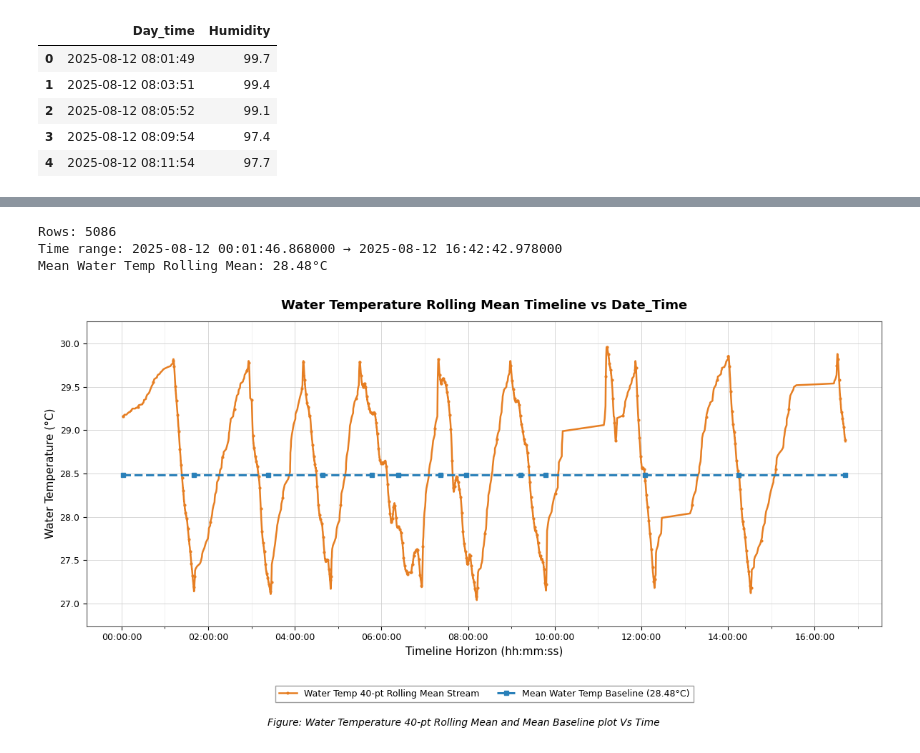
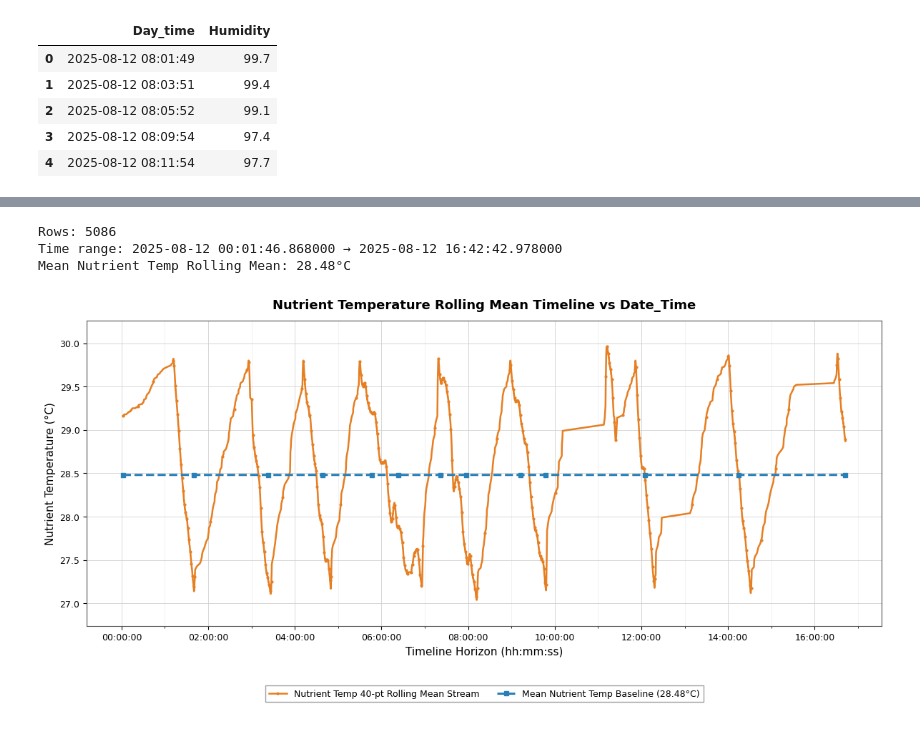
Before and after one commit to BitnBolt/hydroponics-ML, a Jupyter notebook: graph-2.0/graph.ipynb, the cells around one changed output, grey strips where cells are left out. Cells and saved outputs as stored; diff of their text form; code cells hidden in the pictures.

```diff
--- a/graph-2.0/graph.ipynb
+++ b/graph-2.0/graph.ipynb
@@ -308,12 +278,12 @@ df_wt = df_wt.sort_values("Date_Time").reset_index(drop=True)
 mean_wt = df_wt["Water_Temp_Rolling_Mean_40"].mean()
 print(f"Rows: {len(df_wt)}")
 print(f"Time range: {df_wt['Date_Time'].min()} → {df_wt['Date_Time'].max()}")
-print(f"Mean Water Temp Rolling Mean: {mean_wt:.2f}°C")
+print(f"Mean Nutrient Temp Rolling Mean: {mean_wt:.2f}°C")
 
 fig, ax = plt.subplots(figsize=(12, 6), facecolor="white")
 ax.set_facecolor("white")
 
-# Water temp rolling mean stream (orange solid + circular markers)
+# Nutrient temp rolling mean stream (orange solid + circular markers)
 ax.plot(
     df_wt["Date_Time"],
     df_wt["Water_Temp_Rolling_Mean_40"],
@@ -324,10 +294,10 @@ ax.plot(
     markevery=max(len(df_wt) // 250, 1),
     markerfacecolor="#e67e22",
     markeredgecolor="#e67e22",
-    label="Water Temp 40-pt Rolling Mean Stream",
+    label="Nutrient Temp 40-pt Rolling Mean Stream",
 )
 
-# Mean water temp baseline (blue dashed + square markers)
+# Mean nutrient temp baseline (blue dashed + square markers)
 ax.plot(
     df_wt["Date_Time"],
     [mean_wt] * len(df_wt),
@@ -337,18 +307,18 @@ ax.plot(
     marker="s",
     markersize=4,
     markevery=max(len(df_wt) // 12, 1),
-    label=f"Mean Water Temp Baseline ({mean_wt:.2f}°C)",
+    label=f"Mean Nutrient Temp Baseline ({mean_wt:.2f}°C)",
 )
 
 # Title & axis labels
 ax.set_title(
-    "Water Temperature Rolling Mean Timeline vs Date_Time",
+    "Nutrient Temperature Rolling Mean Timeline vs Date_Time",
     fontsize=13,
     fontweight="bold",
     pad=12,
 )
 ax.set_xlabel("Timeline Horizon (hh:mm:ss)", fontsize=11)
-ax.set_ylabel("Water Temperature (°C)", fontsize=11)
+ax.set_ylabel("Nutrient Temperature (°C)", fontsize=11)
 
 # Axis formatting
 ax.set_ylim(
@@ -357,42 +327,32 @@ ax.set_ylim(
 )
 ax.xaxis.set_major_locator(mdates.HourLocator(interval=2))
 ax.xaxis.set_minor_locator(mdates.HourLocator(interval=1))
 ax.xaxis.set_major_formatter(mdates.DateFormatter("%H:%M:%S"))
 ax.yaxis.set_major_locator(plt.MultipleLocator(0.5))
 ax.tick_params(axis="both", labelsize=9)
 
 # Light grid like reference
 ax.grid(True, which="major", linestyle="-", linewidth=0.6, color="#d0d0d0")
 ax.grid(True, which="minor", linestyle="-", linewidth=0.4, color="#e8e8e8")
 
 for spine in ax.spines.values():
     spine.set_color("#555555")
 
 # Legend below plot
 ax.legend(
     loc="upper center",
     bbox_to_anchor=(0.5, -0.18),
     ncol=2,
     frameon=True,
     fancybox=False,
     edgecolor="#888888",
     fontsize=9,
 )
 
-# Figure caption
-fig.text(
-    0.5,
-    -0.02,
-    "Figure: Water Temperature 40-pt Rolling Mean and Mean Baseline plot Vs Time",
-    ha="center",
-    fontsize=10,
-    style="italic",
-)
-
 plt.tight_layout()
 plt.show()
 # %% [output]
 Rows: 5086
 Time range: 2025-08-12 00:01:46.868000 → 2025-08-12 16:42:42.978000
-Mean Water Temp Rolling Mean: 28.48°C
+Mean Nutrient Temp Rolling Mean: 28.48°C
-[figure, old version]
+[figure, new version]
```
Also changed, not shown: parts of 3 cells of this notebook.
